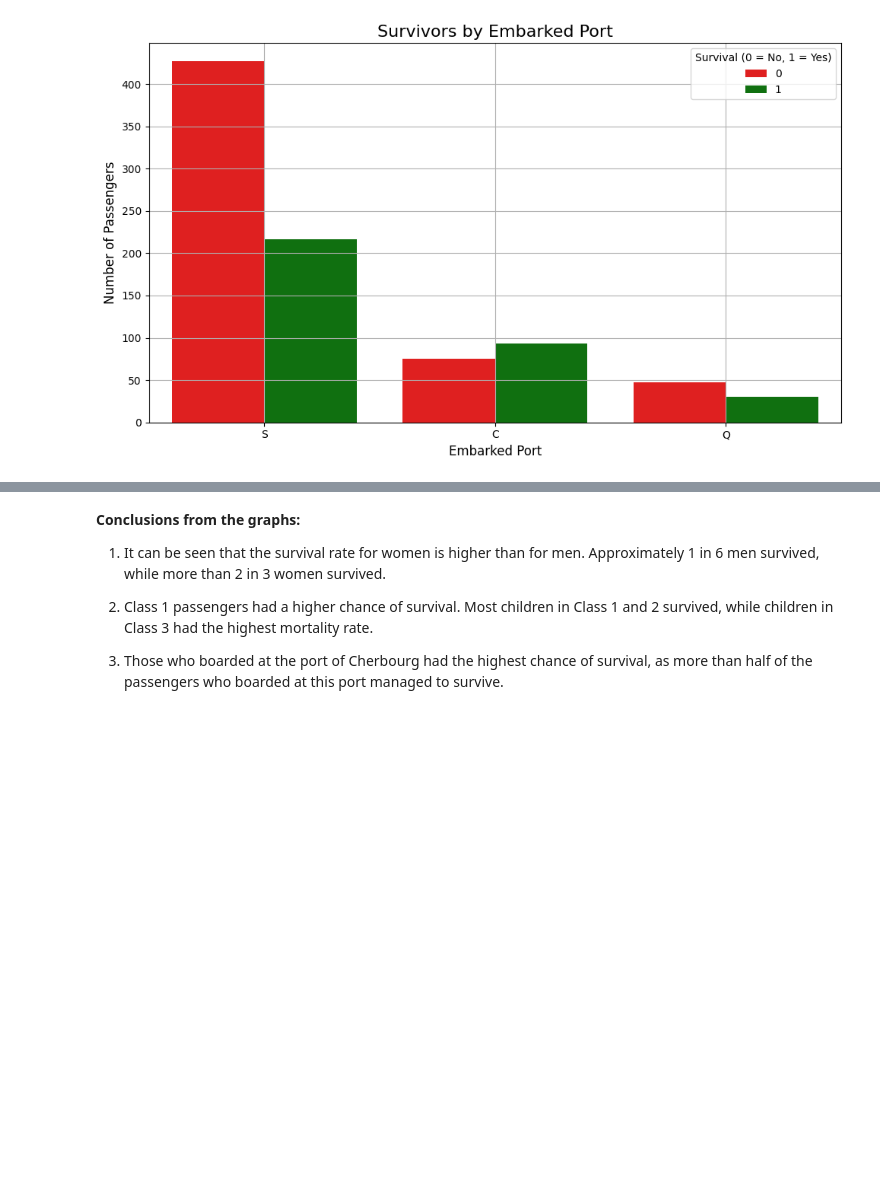
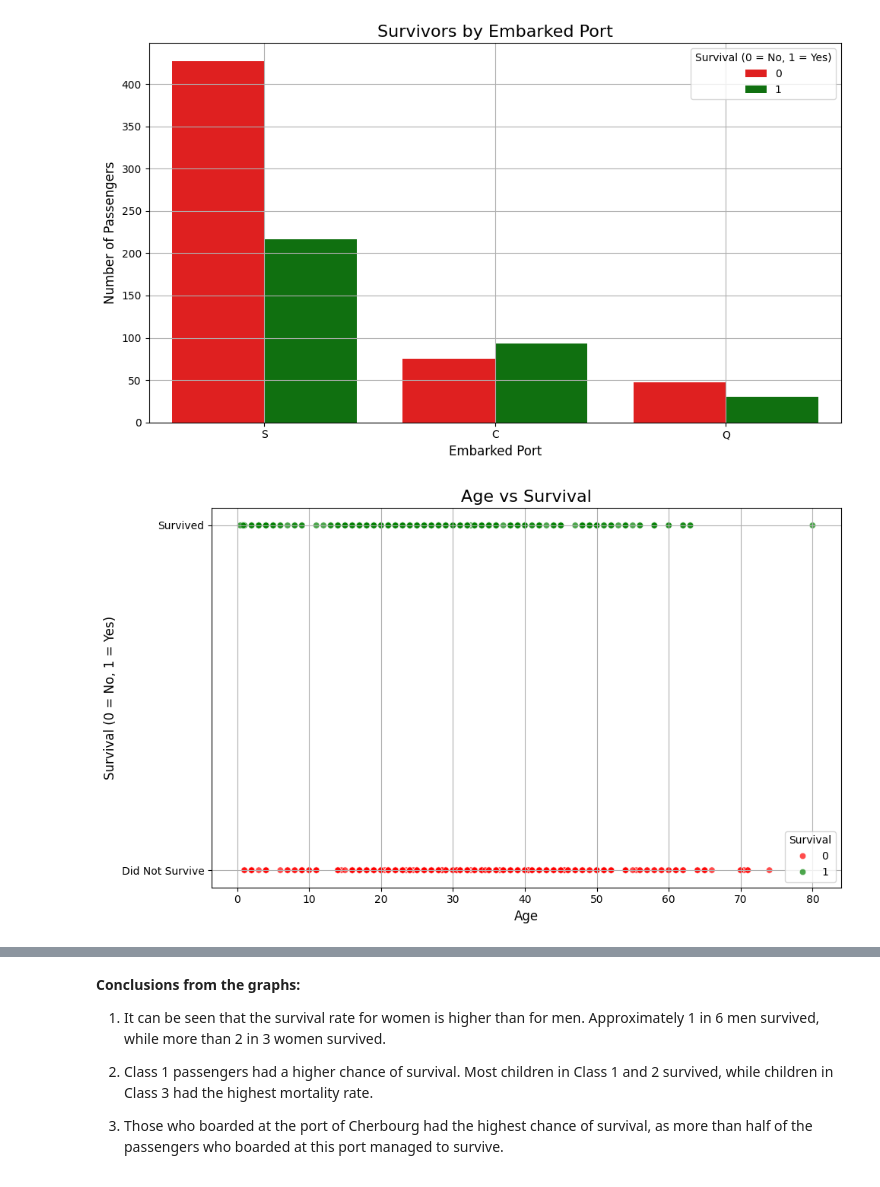
Before and after one commit to c2camacho/MetNumUN2024II, a Jupyter notebook: cacamacho_Quiz3.ipynb, the cells around one changed output, grey strips where cells are left out. Drawn from its saved outputs; the diff is of its cells as text; code cells hidden in the pictures; blank space fills up the shorter version.

```diff
--- a/cacamacho_Quiz3.ipynb
+++ b/cacamacho_Quiz3.ipynb
@@ -689,3 +689,31 @@ plt.tight_layout()
 plt.show()
 # %% [output]
 [figure]
+# %%
+import seaborn as sns
+import matplotlib.pyplot as plt
+
+# Create a scatterplot to visualize the relationship between Age and Survival
+plt.figure(figsize=(10, 6))
+sns.scatterplot(
+    data=titanic,
+    x='Age',
+    y='Survived',
+    hue='Survived',
+    palette={0: 'red', 1: 'green'},
+    alpha=0.7
+)
+
+# Add labels and title
+plt.title('Age vs Survival', fontsize=16)
+plt.xlabel('Age', fontsize=12)
+plt.ylabel('Survival (0 = No, 1 = Yes)', fontsize=12)
+plt.yticks([0, 1], ['Did Not Survive', 'Survived'])
+plt.legend(title='Survival')
+plt.grid(True)
+
+# Show the plot
+plt.tight_layout()
+plt.show()
+# %% [output]
+[figure, added]
```
Also changed, not shown: parts of 1 cell of this notebook.
